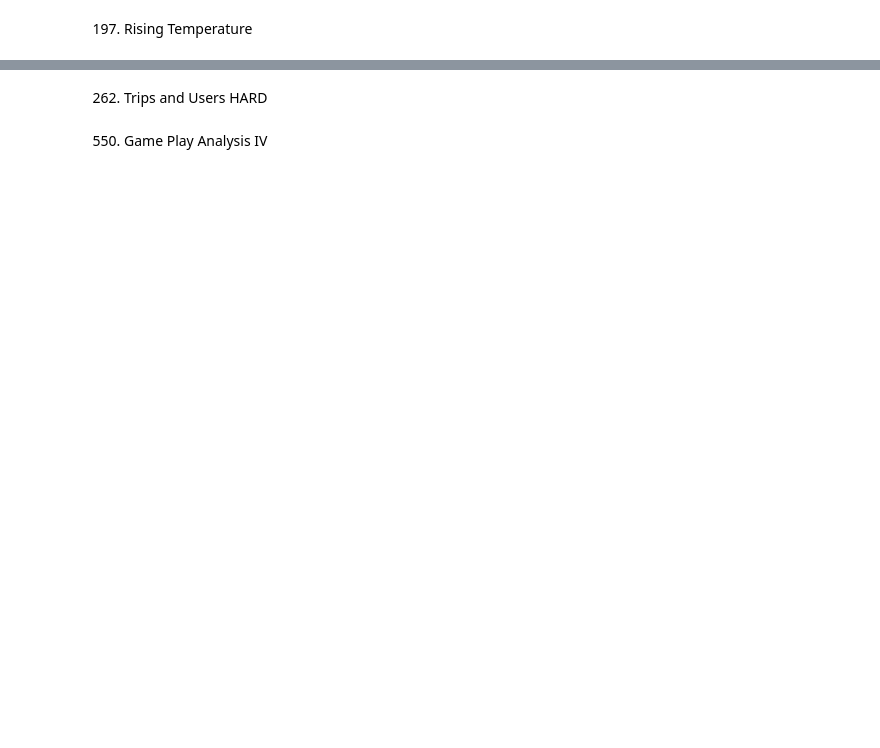
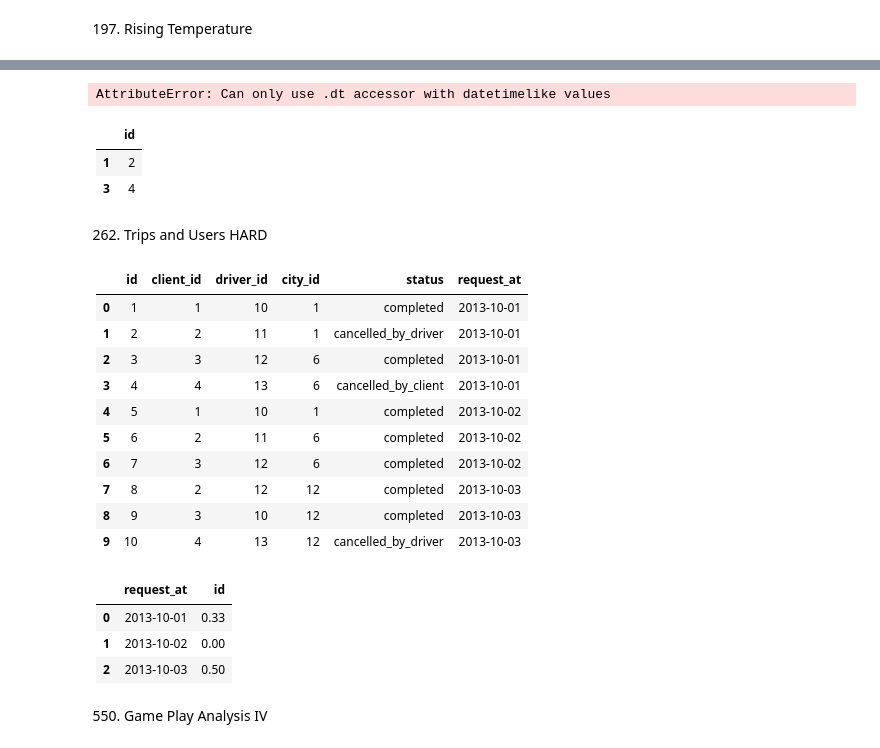
Before and after one commit to Xristos04/Data-Science-Tutorials, a Jupyter notebook: advanced_queries.ipynb, the cells around one changed output, grey strips where cells are left out. Drawn from its saved outputs; the diff is of its cells as text; code cells hidden in the pictures; blank space fills up the shorter version.

```diff
--- a/advanced_queries.ipynb
+++ b/advanced_queries.ipynb
@@ -68,3 +111,26 @@
+# %%
+# weather_df['previus_day'] = weather_df['temperature']
+
+# def previus_day_temp():
+#     for i in range(1,len(weather_df)):
+#         weather_df['previus_day'][i] = weather_df['temperature'][i-1]
+
+# previus_day_temp()
+# weather_df
+
+
+weather_df['previus_day'] = weather_df['temperature'].shift(1)
+days = weather_df['temperature'].diff().dt.days
+days
+# %% [output]
+AttributeError: Can only use .dt accessor with datetimelike values
+# %%
+hot_days = weather_df[weather_df['temperature']>weather_df['previus_day']][["id"]]
+hot_days
+# %% [output]
+|  | id |
+| 1 | 2 |
+| 3 | 4 |
 # %% [markdown]
 262. Trips and Users HARD
 # %%
@@ -147,6 +213,58 @@
 #   - The request with Id=8 was made by a banned client, so it is ignored.
 #   - Hence there are 2 unbanned request in total, 1 of which were canceled.
 #   - The Cancellation Rate is (1 / 2) = 0.50
+# %%
+trips_data = {
+    'id': [1, 2, 3, 4, 5, 6, 7, 8, 9, 10],
+    'client_id': [1, 2, 3, 4, 1, 2, 3, 2, 3, 4],
+    'driver_id': [10, 11, 12, 13, 10, 11, 12, 12, 10, 13],
+    'city_id': [1, 1, 6, 6, 1, 6, 6, 12, 12, 12],
+    'status': ['completed', 'cancelled_by_driver', 'completed', 'cancelled_by_client', 'completed', 'completed', 'completed', 'completed', 'completed', 'cancelled_by_driver'],
+    'request_at': ['2013-10-01', '2013-10-01', '2013-10-01', '2013-10-01', '2013-10-02', '2013-10-02', '2013-10-02', '2013-10-03', '2013-10-03', '2013-10-03']}
+
+users_data = {
+    'users_id': [1, 2, 3, 4, 10, 11, 12, 13],
+    'banned': ['No', 'Yes', 'No', 'No', 'No', 'No', 'No', 'No'],
+    'role': ['client', 'client', 'client', 'client', 'driver', 'driver', 'driver', 'driver']}
+
+users_df = pd.DataFrame(users_data)
+trips_df = pd.DataFrame(trips_data)
+
+trips_df
+# %% [output]
+|  | id | client_id | driver_id | city_id | status | request_at |
+| 0 | 1 | 1 | 10 | 1 | completed | 2013-10-01 |
+| 1 | 2 | 2 | 11 | 1 | cancelled_by_driver | 2013-10-01 |
+| 2 | 3 | 3 | 12 | 6 | completed | 2013-10-01 |
+| 3 | 4 | 4 | 13 | 6 | cancelled_by_client | 2013-10-01 |
+| 4 | 5 | 1 | 10 | 1 | completed | 2013-10-02 |
+| 5 | 6 | 2 | 11 | 6 | completed | 2013-10-02 |
+| 6 | 7 | 3 | 12 | 6 | completed | 2013-10-02 |
+| 7 | 8 | 2 | 12 | 12 | completed | 2013-10-03 |
+| 8 | 9 | 3 | 10 | 12 | completed | 2013-10-03 |
+| 9 | 10 | 4 | 13 | 12 | cancelled_by_driver | 2013-10-03 |
+# %%
+
+trips_users = trips_df.merge(users_df, how="left", left_on='client_id', right_on='users_id').merge(users_df, how='left', left_on='driver_id', right_on='users_id',suffixes=('_client','_driver'))
+
+
+unbanned = trips_users['banned_client'].eq('No') & trips_users['banned_driver'].eq('No') & trips_users['request_at'].ge('2013-10-01') & trips_users['request_at'].le('2013-10-03')
+
+cancelled = trips_users['status'].isin(['cancelled_by_driver','cancelled_by_client'])
+
+aggregate01 = trips_users[unbanned & cancelled].groupby(['request_at'])['id'].count()
+aggregate01
+aggregate02 = trips_users[unbanned].groupby(['request_at'])['id'].count()
+aggregate02
+
+agg = round(aggregate01/aggregate02, 2).fillna(0)
+new_pd =pd.DataFrame(data= agg).reset_index()
+new_pd
+# %% [output]
+|  | request_at | id |
+| 0 | 2013-10-01 | 0.33 |
+| 1 | 2013-10-02 | 0.00 |
+| 2 | 2013-10-03 | 0.50 |
 # %% [markdown]
 550. Game Play Analysis IV
 # %%
```
Also changed, not shown: parts of 23 cells of this notebook, 13 other files.
